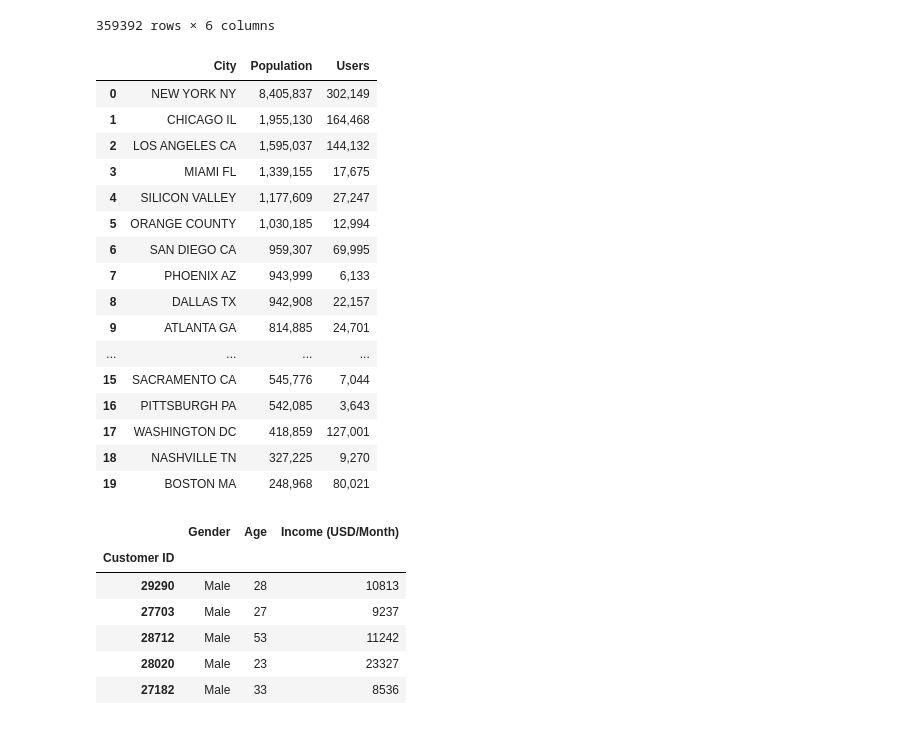
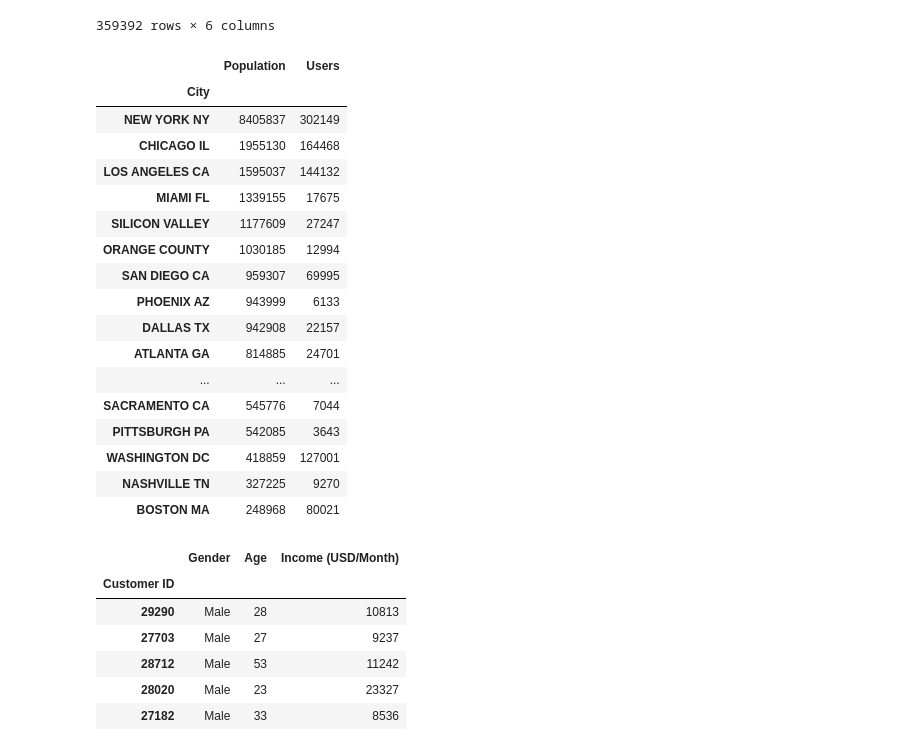
Before and after one commit to rainbow31499/lisum-10-week-2, a Jupyter notebook: EDA_Week_2.ipynb, the cells around one changed output. Drawn from its saved outputs; the diff is of its cells as text; code cells hidden in the pictures.

```diff
--- a/EDA_Week_2.ipynb
+++ b/EDA_Week_2.ipynb
@@ -26,26 +29,31 @@ cab_data
 | 10440107 | 43102 | Yellow Cab | WASHINGTON DC | 12.76 | 191.58 | 177.6192 |
 359392 rows × 6 columns
 # %%
-city_data = pd.read_csv("City.csv")
+city_data = pd.read_csv("City.csv", index_col="City")
+city_data["Population"] = city_data["Population"].str.replace(',', '').astype(int)
+city_data["Users"] = city_data["Users"].str.replace(',', '').astype(int)
 city_data
+
+# Note: The population and users columns data are stored as strings not integers so must remove commas then convert to int
 # %% [output]
-|  | City | Population | Users |
-| 0 | NEW YORK NY | 8,405,837 | 302,149 |
-| 1 | CHICAGO IL | 1,955,130 | 164,468 |
-| 2 | LOS ANGELES CA | 1,595,037 | 144,132 |
-| 3 | MIAMI FL | 1,339,155 | 17,675 |
-| 4 | SILICON VALLEY | 1,177,609 | 27,247 |
-| 5 | ORANGE COUNTY | 1,030,185 | 12,994 |
-| 6 | SAN DIEGO CA | 959,307 | 69,995 |
-| 7 | PHOENIX AZ | 943,999 | 6,133 |
-| 8 | DALLAS TX | 942,908 | 22,157 |
-| 9 | ATLANTA GA | 814,885 | 24,701 |
-| ... | ... | ... | ... |
-| 15 | SACRAMENTO CA | 545,776 | 7,044 |
-| 16 | PITTSBURGH PA | 542,085 | 3,643 |
-| 17 | WASHINGTON DC | 418,859 | 127,001 |
-| 18 | NASHVILLE TN | 327,225 | 9,270 |
-| 19 | BOSTON MA | 248,968 | 80,021 |
+|  | Population | Users |
+| City |  |  |
+| NEW YORK NY | 8405837 | 302149 |
+| CHICAGO IL | 1955130 | 164468 |
+| LOS ANGELES CA | 1595037 | 144132 |
+| MIAMI FL | 1339155 | 17675 |
+| SILICON VALLEY | 1177609 | 27247 |
+| ORANGE COUNTY | 1030185 | 12994 |
+| SAN DIEGO CA | 959307 | 69995 |
+| PHOENIX AZ | 943999 | 6133 |
+| DALLAS TX | 942908 | 22157 |
+| ATLANTA GA | 814885 | 24701 |
+| ... | ... | ... |
+| SACRAMENTO CA | 545776 | 7044 |
+| PITTSBURGH PA | 542085 | 3643 |
+| WASHINGTON DC | 418859 | 127001 |
+| NASHVILLE TN | 327225 | 9270 |
+| BOSTON MA | 248968 | 80021 |
 # %%
 customer_data = pd.read_csv("Customer_ID.csv", index_col="Customer ID")
 customer_data
```
Also changed, not shown: parts of 69 cells of this notebook, 1 other file.
